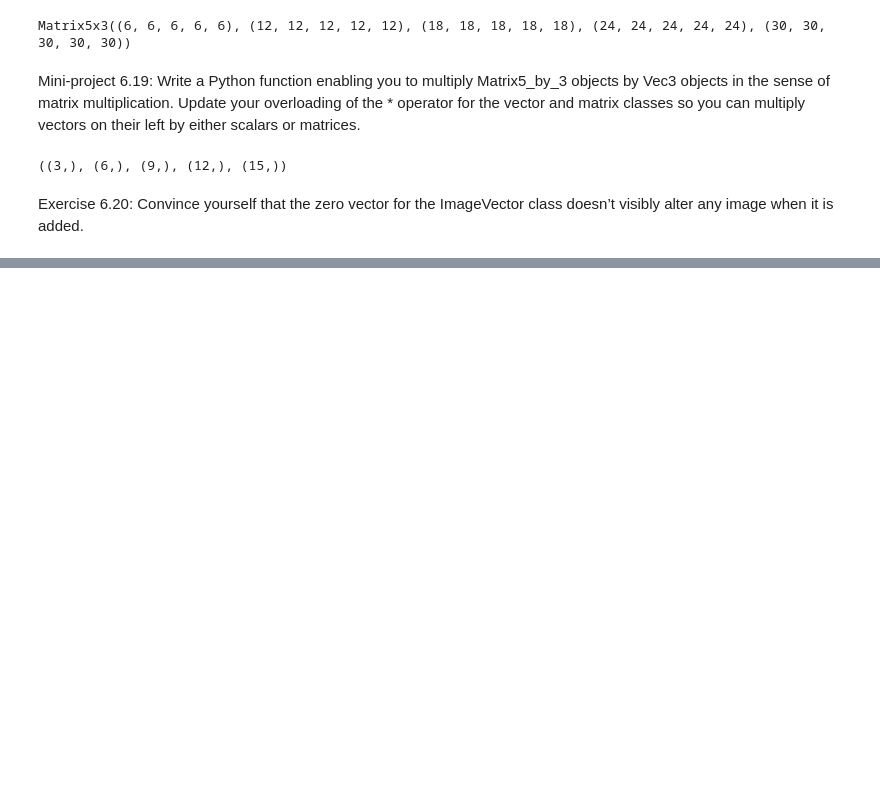
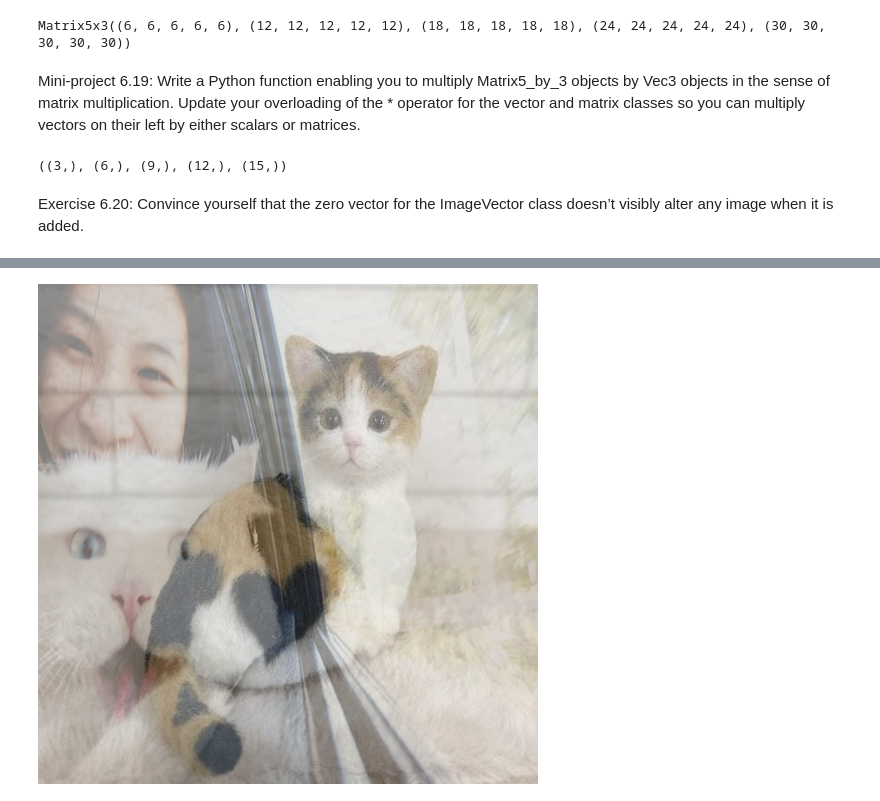
Before and after one commit to aliakhtar/maths4programmers-python, a Jupyter notebook: ch06/6.2.ipynb, the cells around one changed output, grey strips where cells are left out. Saved outputs shown, nothing was run; the diff lists cells and outputs as text; code cells hidden in the pictures; blank space fills up the shorter version.

```diff
--- a/ch06/6.2.ipynb
+++ b/ch06/6.2.ipynb
@@ -183,0 +195,7 @@ it is added.
+# %%
+cat1 = ImageVector("cat1.jpg")
+cat2 = ImageVector("cat2.jpg")
+
+0.5 * cat1 + 0.5 * cat2
+# %% [output]
+[figure, added]
```
Also changed, not shown: parts of 7 cells of this notebook, 3 other files.
